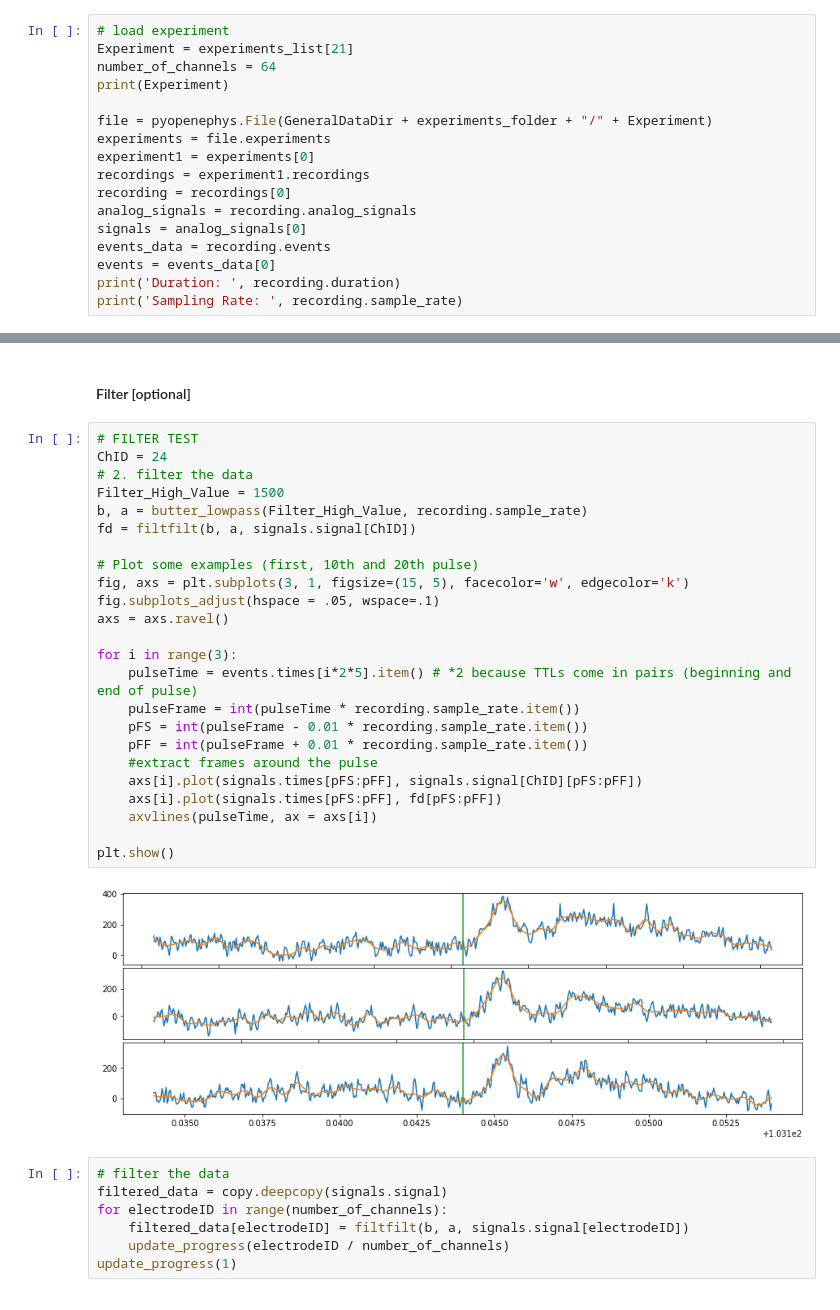
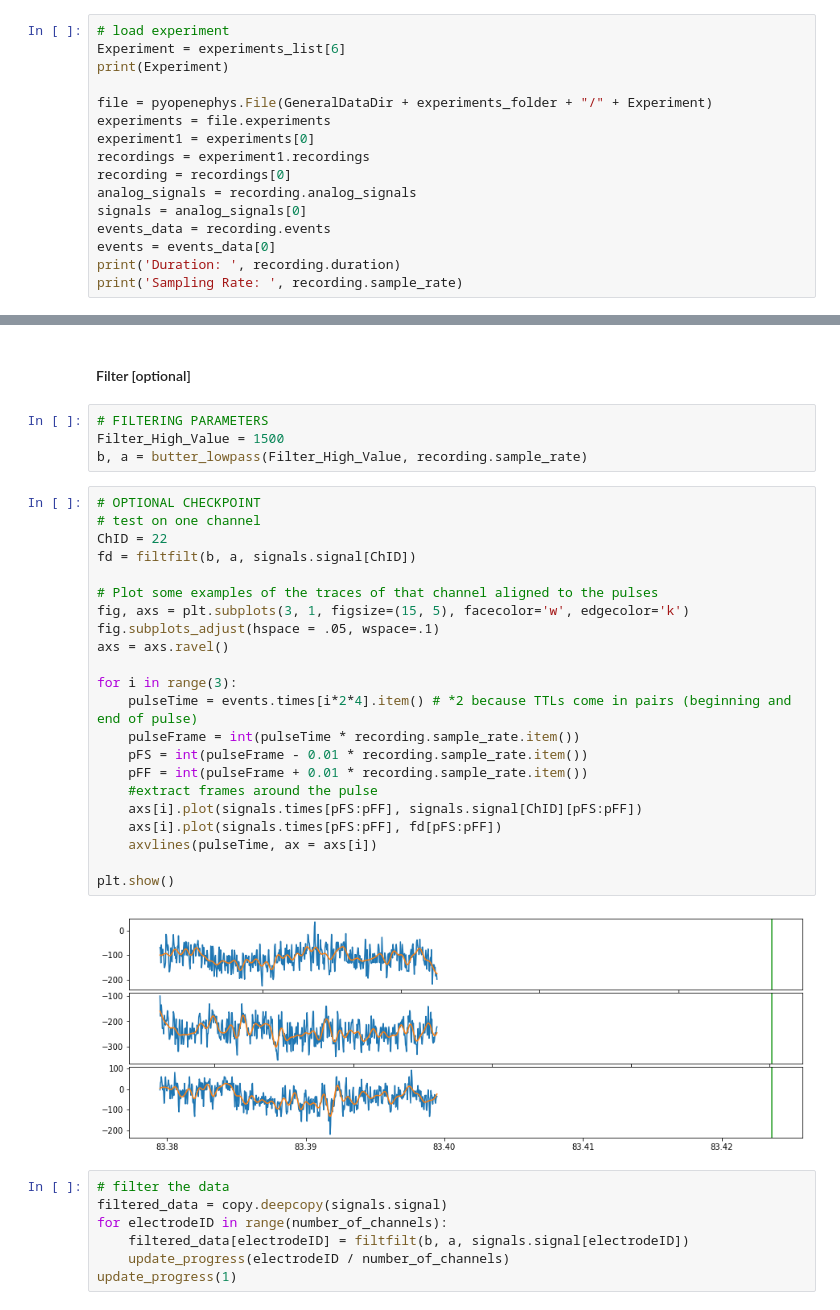
Before and after one commit to HernandoMV/OpenEphys_Analysis, a Jupyter notebook: Invitro_OE.ipynb, the cells around one changed output, grey strips where cells are left out. Saved outputs shown, nothing was run; the diff lists cells and outputs as text.

```diff
--- a/Invitro_OE.ipynb
+++ b/Invitro_OE.ipynb
@@ -54,8 +59,7 @@ for i,e in enumerate(experiments_list):
 25  --  KAA930_2020-10-13_16-08-35_ARM_L2.0_t0.5
 # %%
 # load experiment
-Experiment = experiments_list[21]
-number_of_channels = 64
+Experiment = experiments_list[6]
 print(Experiment)
 
 file = pyopenephys.File(GeneralDataDir + experiments_folder + "/" + Experiment)
@@ -121,32 +125,34 @@ Save results for looking at them online in bonsai [optional]
 #test[500000:800000,].tofile('/mnt/c/Users/herny/Desktop/to_test_in_bonsai')
 # %% [markdown]
 #### Filter [optional]
+# %%
+# FILTERING PARAMETERS
+Filter_High_Value = 1500
+b, a = butter_lowpass(Filter_High_Value, recording.sample_rate)
 # %%
-# FILTER TEST
-ChID = 24
-# 2. filter the data
-Filter_High_Value = 1500
-b, a = butter_lowpass(Filter_High_Value, recording.sample_rate)
+# OPTIONAL CHECKPOINT
+# test on one channel
+ChID = 22
 fd = filtfilt(b, a, signals.signal[ChID])
 
-# Plot some examples (first, 10th and 20th pulse)
+# Plot some examples of the traces of that channel aligned to the pulses
 fig, axs = plt.subplots(3, 1, figsize=(15, 5), facecolor='w', edgecolor='k')
 fig.subplots_adjust(hspace = .05, wspace=.1)
 axs = axs.ravel()
 
 for i in range(3):
-    pulseTime = events.times[i*2*5].item() # *2 because TTLs come in pairs (beginning and end of pulse)
+    pulseTime = events.times[i*2*4].item() # *2 because TTLs come in pairs (beginning and end of pulse)
     pulseFrame = int(pulseTime * recording.sample_rate.item())
     pFS = int(pulseFrame - 0.01 * recording.sample_rate.item())
     pFF = int(pulseFrame + 0.01 * recording.sample_rate.item())
     #extract frames around the pulse
     axs[i].plot(signals.times[pFS:pFF], signals.signal[ChID][pFS:pFF])
     axs[i].plot(signals.times[pFS:pFF], fd[pFS:pFF])
     axvlines(pulseTime, ax = axs[i])
 
 plt.show()
 # %% [output]
-[figure, old version]
+[figure, new version]
 # %%
 # filter the data
 filtered_data = copy.deepcopy(signals.signal)
```
Also changed, not shown: parts of 22 cells of this notebook, 1 other file.
